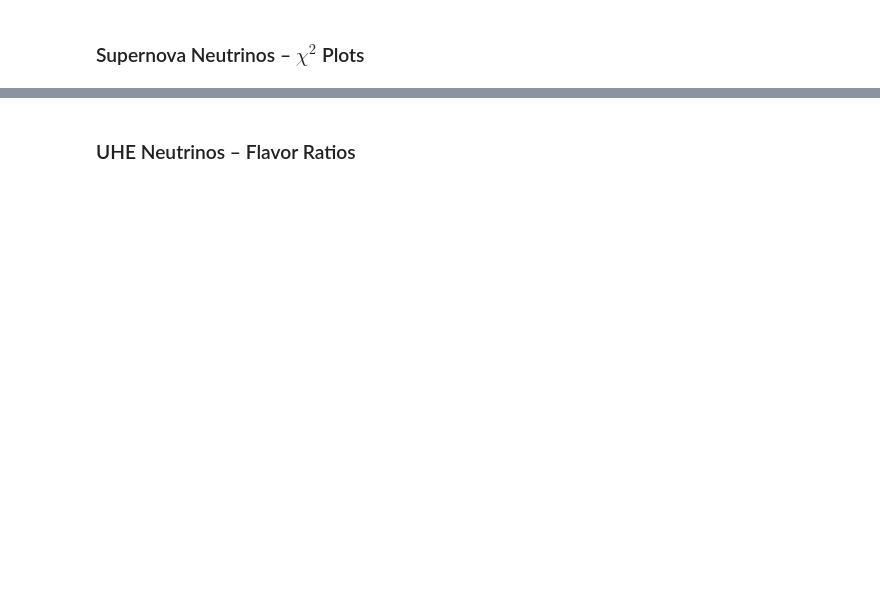
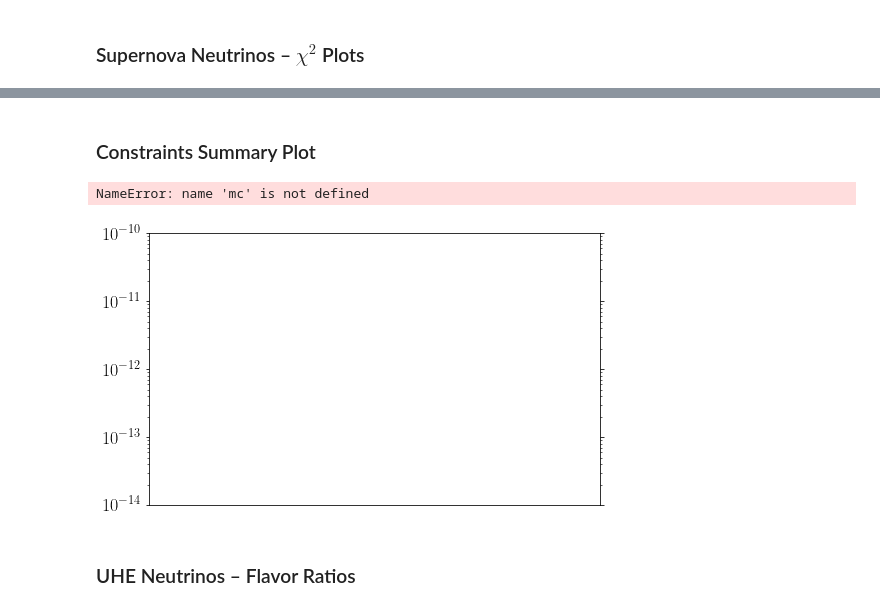
Before and after one commit to koppj/mm-astro-nu, a Jupyter notebook: SN_detection_turbulent.ipynb, the cells around one changed output, grey strips where cells are left out. Saved outputs shown, nothing was run; the diff lists cells and outputs as text; code cells hidden in the pictures; blank space fills up the shorter version.

```diff
--- a/SN_detection_turbulent.ipynb
+++ b/SN_detection_turbulent.ipynb
@@ -391,2 +517,73 @@ for exp in ['DUNE','HK']:
+# %% [markdown]
+### Constraints Summary Plot
+# %%
+limits = np.loadtxt('limits/Current_Limits.csv', usecols=(1,))
+mu_NO  = np.loadtxt('limits/nu_mu_limit_NO.txt')*1e-13
+mu_IO  = np.loadtxt('limits/nu_mu_limit_IO.txt')*1e-13
+nus_NO = np.loadtxt('limits/nus_limit_NO.txt')*1e-13
+nus_IO = np.loadtxt('limits/nus_limit_IO.txt')*1e-13
+mu_limits = [min(mu_NO), min(mu_IO), min(nus_NO), min(nus_IO)]
+
+fig, ax = plt.subplots(figsize=(((1+np.sqrt(5))/2 * 5), 5))
+
+ax.set_yscale('log')
+ax.set_ylim(1e-14, 1e-10)
+ax.tick_params(
+    axis='x',
+    bottom=False,
+    labelbottom=False)
+ax.tick_params(
+    axis='y',
+    which='both',
+    right=True)
+lines1 = [[(9, (n*np.pi/0.4039+1)*max(nus_NO)), (9, ((n+1)*np.pi/0.4039-1)*max(nus_NO))] for n in range(1500)]
+lines2 = [[(9, (n*np.pi/0.4039+1)*min(nus_NO)), (9, ((n+1)*np.pi/0.4039-1)*min(nus_NO))] for n in range(1500)]
+lines3 = [[(10, (n*np.pi/0.4039+1)*max(nus_IO)), (10, ((n+1)*np.pi/0.4039-1)*max(nus_IO))] for n in range(1500)]
+lines4 = [[(10, (n*np.pi/0.4039+1)*min(nus_IO)), (10, ((n+1)*np.pi/0.4039-1)*min(nus_IO))] for n in range(1500)]
+lines1 = np.reshape(np.array(lines1), (1500, 2, 2))
+lines2 = np.reshape(np.array(lines2), (1500, 2, 2))
+lines3 = np.reshape(np.array(lines3), (1500, 2, 2))
+lines4 = np.reshape(np.array(lines4), (1500, 2, 2))
+lc1 = matplotlib.collections.LineCollection(lines1, colors='b', linewidths=np.sqrt(500), capstyle="butt", alpha=0.5)
+lc2 = matplotlib.collections.LineCollection(lines2, colors='b', linewidths=np.sqrt(500), capstyle="butt", alpha=0.5)
+lc3 = matplotlib.collections.LineCollection(lines3, colors='b', linewidths=np.sqrt(500), capstyle="butt", alpha=0.5)
+lc4 = matplotlib.collections.LineCollection(lines4, colors='b', linewidths=np.sqrt(500), capstyle="butt", alpha=0.5)
+ax.add_collection(lc2)
+ax.add_collection(lc1)
+ax.add_collection(lc3)
+ax.add_collection(lc4)
+for i in range(len(limits)):
+    ax.arrow(i, limits[i], 0, -0.2*limits[i], head_length=0.05*limits[i], width = 0.02,
+             head_width=0.15, length_includes_head=True, fc="gray", ec="gray")
+for i in range(int(len(mu_limits)/2)):
+    ax.arrow(i+len(limits), mu_limits[i], 0, -0.2*mu_limits[i], head_length=0.05*mu_limits[i],
+             width = 0.02, head_width=0.15, length_includes_head=True, fc="b", ec="b")
+    ax.arrow(i+2+len(limits), mu_limits[i+2], 0, -0.2*mu_limits[i+2], head_length=0.05*mu_limits[i+2],
+             width = 0.02, head_width=0.15, length_includes_head=True, fc="r", ec="r")
+ax.plot([7, 7], [min(mu_NO), max(mu_NO)], linewidth=np.sqrt(500), solid_capstyle="butt", c="b", alpha=0.5)
+ax.plot([8, 8], [min(mu_IO), max(mu_IO)], linewidth=np.sqrt(500), solid_capstyle="butt", c="b", alpha=0.5)
+# ax.plot([9, 9], [min(nus_NO), max(nus_NO)], linewidth=np.sqrt(500), solid_capstyle="butt", c="c")
+# ax.plot([10, 10], [min(nus_IO), max(nus_IO)], linewidth=np.sqrt(500), solid_capstyle="butt", c="c")
+ax.scatter(range(len(limits)), limits, s=500, marker='_', color="gray")
+ax.scatter(len(limits)+np.arange(len(mu_limits)), mu_limits, s=500, marker='_', color=["b", "b", "r", "r"])
+ax.set_ylabel(r'neutrino magnetic moment $\mu_\nu$ [$\mu_B$]')
+ax.text(0, 1.1*limits[0], "White \n dwarfs", color="gray", ha="center", size=11)
+ax.text(1, 1.1*limits[1], "Globular \n Cluster", color="gray", ha="center", size=11)
+ax.text(2, 1.1*limits[2], "Borexino", color="gray", ha="center", size=11)
+ax.text(3, 1.1*limits[3], "Gemma", color="gray", ha="center", size=11)
+ax.text(4, 1.1*limits[4], "PandaX-II", color="gray", ha="center", size=11)
+ax.text(5, 1.1*limits[5], "XENON1T", color="gray", ha="center", size=11)
+ax.text(6, 1.1*limits[6], "XENONnT", color="gray", ha="center", size=11)
+ax.text(7, 0.6*mu_limits[0], r'$\nu_\mu$ only (NO)', color="b", ha="center", size=11)
+ax.text(8, 0.6*mu_limits[1], r'$\nu_\mu$ only (IO)', color="b", ha="center", size=11)
+ax.text(9, 0.6*mu_limits[2], r'$\mu_\nu$''\'s (NO)', color="r", ha="center", size=11)
+ax.text(10, 0.6*mu_limits[3], r'$\mu_\nu$''\'s (IO)', color="r", ha="center", size=11)
+plt.tight_layout()
+plt.grid(axis='y')
+#plt.savefig("limits.pdf")
+plt.show()
+# %% [output]
+NameError: name 'mc' is not defined
+[figure, added]
 # %% [markdown]
 ### UHE Neutrinos – Flavor Ratios
```
Also changed, not shown: parts of 16 cells of this notebook, 2 other files.
